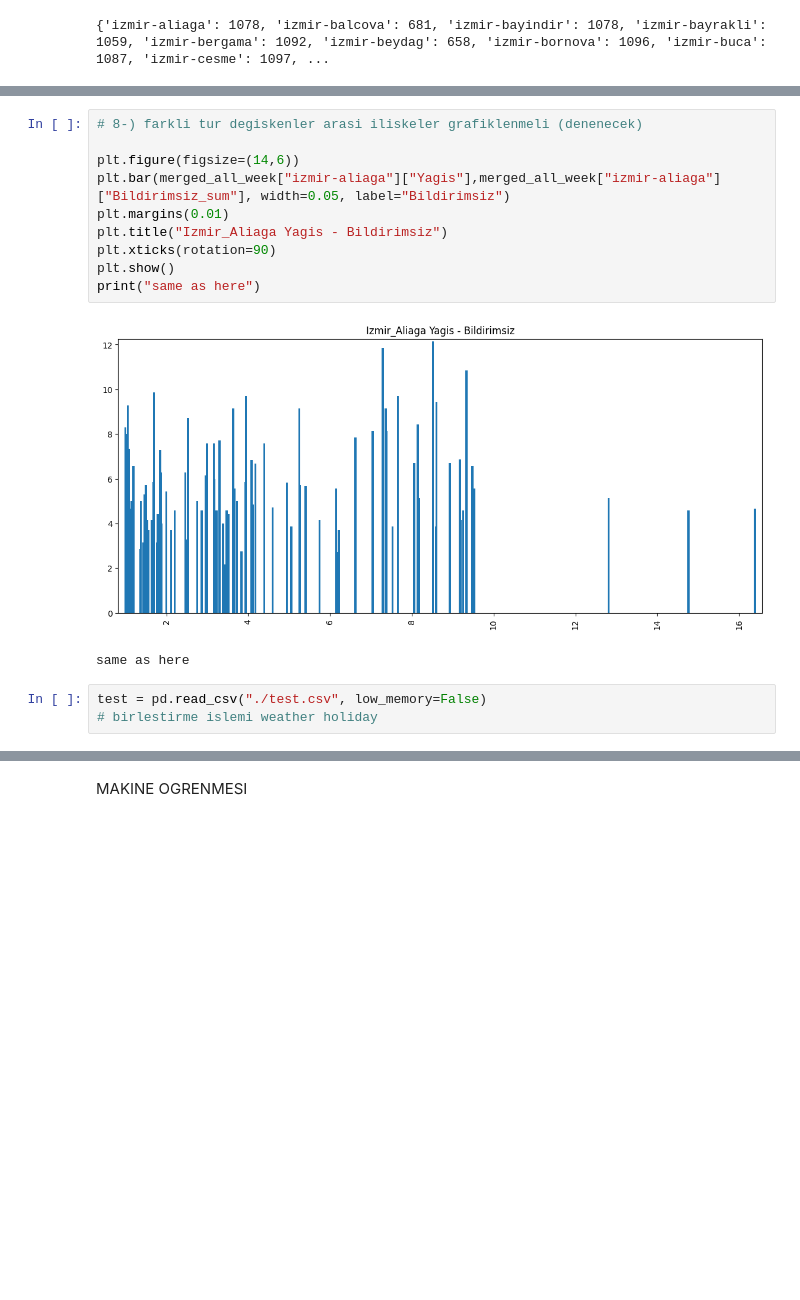
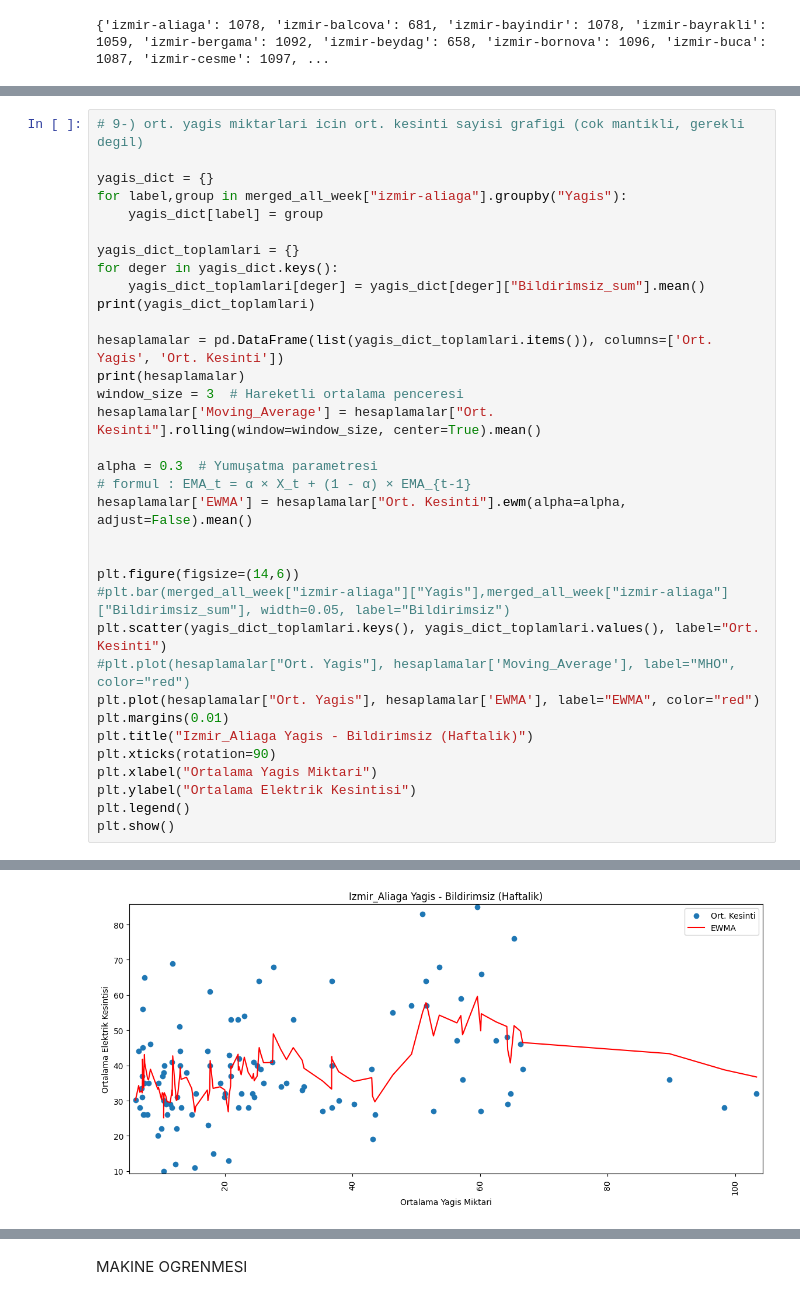
Before and after one commit to okkesd/Gdz-Elektrik-Datathon, a Jupyter notebook: main.ipynb, the cells around one changed output, grey strips where cells are left out. Drawn from its saved outputs; the diff is of its cells as text; blank space fills up the shorter version.

```diff
--- a/main.ipynb
+++ b/main.ipynb
@@ -302,16 +359,35 @@ plt.show()
-# %%
-# 8-) farkli tur degiskenler arasi iliskeler grafiklenmeli (denenecek)
-
-plt.figure(figsize=(14,6))
-plt.bar(merged_all_week["izmir-aliaga"]["Yagis"],merged_all_week["izmir-aliaga"]["Bildirimsiz_sum"], width=0.05, label="Bildirimsiz")
-plt.margins(0.01)
-plt.title("Izmir_Aliaga Yagis - Bildirimsiz")
-plt.xticks(rotation=90)
-plt.show()
-print("same as here")
-# %% [output]
-[figure, removed]
-same as here
-# %%
-test = pd.read_csv("./test.csv", low_memory=False)
-# birlestirme islemi weather holiday
+# %%
+# 9-) ort. yagis miktarlari icin ort. kesinti sayisi grafigi (cok mantikli, gerekli degil)
+
+yagis_dict = {}
+for label,group in merged_all_week["izmir-aliaga"].groupby("Yagis"):
+    yagis_dict[label] = group
+
+yagis_dict_toplamlari = {}
+for deger in yagis_dict.keys():
+    yagis_dict_toplamlari[deger] = yagis_dict[deger]["Bildirimsiz_sum"].mean()
+print(yagis_dict_toplamlari)
+
+hesaplamalar = pd.DataFrame(list(yagis_dict_toplamlari.items()), columns=['Ort. Yagis', 'Ort. Kesinti'])
+print(hesaplamalar)
+window_size = 3  # Hareketli ortalama penceresi
+hesaplamalar['Moving_Average'] = hesaplamalar["Ort. Kesinti"].rolling(window=window_size, center=True).mean()
+
+alpha = 0.3  # Yumuşatma parametresi
+# formul : EMA_t = α × X_t + (1 - α) × EMA_{t-1}
+hesaplamalar['EWMA'] = hesaplamalar["Ort. Kesinti"].ewm(alpha=alpha, adjust=False).mean()
+
+
+plt.figure(figsize=(14,6))
+#plt.bar(merged_all_week["izmir-aliaga"]["Yagis"],merged_all_week["izmir-aliaga"]["Bildirimsiz_sum"], width=0.05, label="Bildirimsiz")
+plt.scatter(yagis_dict_toplamlari.keys(), yagis_dict_toplamlari.values(), label="Ort. Kesinti")
+#plt.plot(hesaplamalar["Ort. Yagis"], hesaplamalar['Moving_Average'], label="MHO", color="red")
+plt.plot(hesaplamalar["Ort. Yagis"], hesaplamalar['EWMA'], label="EWMA", color="red")
+plt.margins(0.01)
+plt.title("Izmir_Aliaga Yagis - Bildirimsiz (Haftalik)")
+plt.xticks(rotation=90)
+plt.xlabel("Ortalama Yagis Miktari")
+plt.ylabel("Ortalama Elektrik Kesintisi")
+plt.legend()
+plt.show()
+# %% [output]
@@ -317,0 +409 @@ test = pd.read_csv("./test.csv", low_memory=False)
+[figure, added]
```
Also changed, not shown: parts of 10 cells of this notebook.
